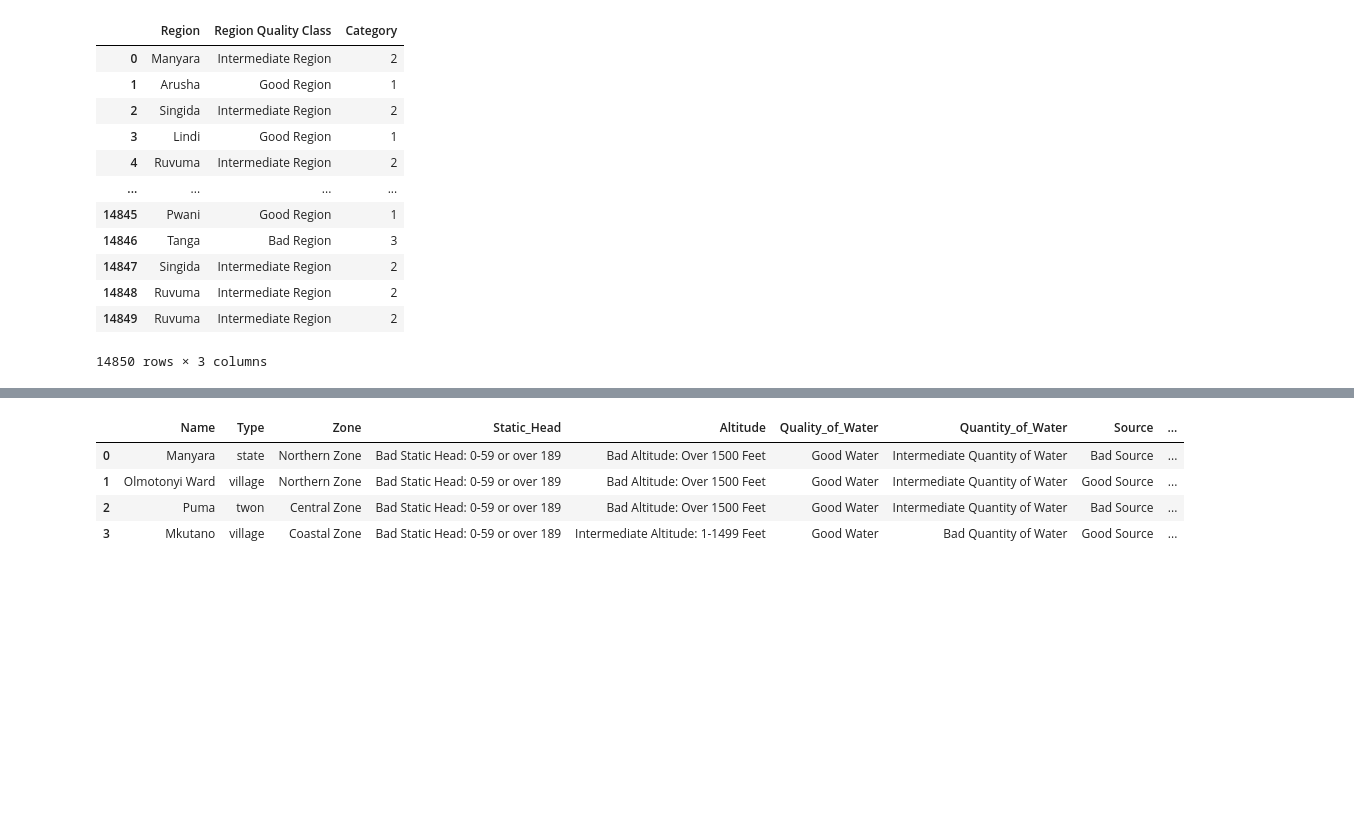
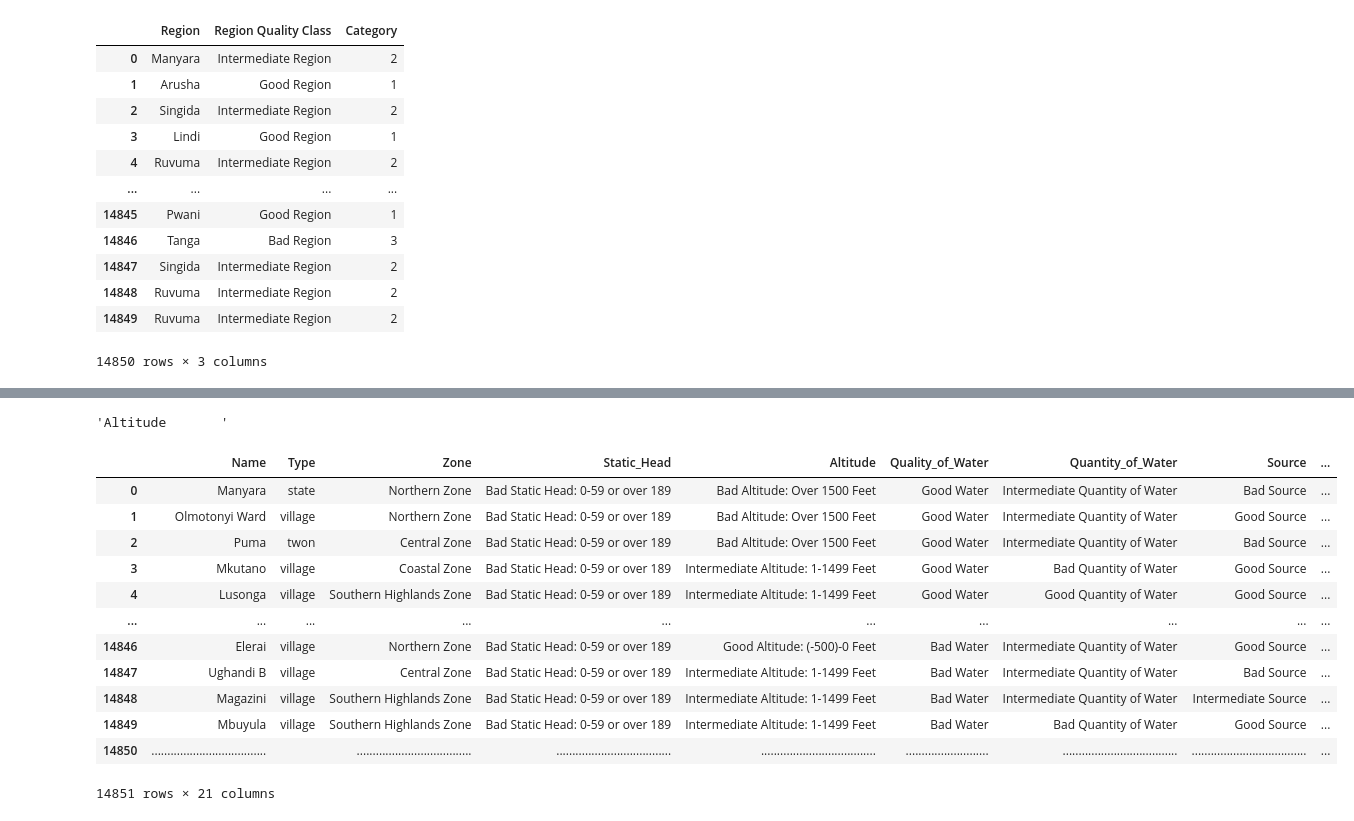
Before and after one commit to ruth-maker/file, a Jupyter notebook: Tanzanian.ipynb, the cells around one changed output, grey strips where cells are left out. Cells and saved outputs as stored; diff of their text form; code cells hidden in the pictures; blank space fills up the shorter version.

```diff
--- a/Tanzanian.ipynb
+++ b/Tanzanian.ipynb
@@ -2489 +2513,5 @@ df18
+# %%
+z
+# %% [output]
+'Altitude       '
 # %%
@@ -2502,9 +2532 @@ tz_well_info = pd.DataFrame({'Name':place1,'Type':place2,'Zone':place3,
                             'Region_Quality_Class':qualification17})
-# %%
-tz_well_info.head(4)
-# %% [output]
-|  | Name | Type | Zone | Static_Head | Altitude | Quality_of_Water | Quantity_of_Water | Source | ... |
-| 0 | Manyara | state | Northern Zone | Bad Static Head: 0-59 or over 189 | Bad Altitude: Over 1500 Feet | Good Water | Intermediate Quantity of Water | Bad Source | ... |
-| 1 | Olmotonyi Ward | village | Northern Zone | Bad Static Head: 0-59 or over 189 | Bad Altitude: Over 1500 Feet | Good Water | Intermediate Quantity of Water | Good Source | ... |
-| 2 | Puma | twon | Central Zone | Bad Static Head: 0-59 or over 189 | Bad Altitude: Over 1500 Feet | Good Water | Intermediate Quantity of Water | Bad Source | ... |
-| 3 | Mkutano | village | Coastal Zone | Bad Static Head: 0-59 or over 189 | Intermediate Altitude: 1-1499 Feet | Good Water | Bad Quantity of Water | Good Source | ... |
@@ -2510,0 +2557,18 @@ tz_well_info.head(4)
+# %%
+pd.set_option('display.max_colwidth', None)
+#pd.set_option('max_colwidth', 60)
+tz_well_info
+# %% [output]
+|  | Name | Type | Zone | Static_Head | Altitude | Quality_of_Water | Quantity_of_Water | Source | ... |
+| 0 | Manyara | state | Northern Zone | Bad Static Head: 0-59 or over 189 | Bad Altitude: Over 1500 Feet | Good Water | Intermediate Quantity of Water | Bad Source | ... |
+| 1 | Olmotonyi Ward | village | Northern Zone | Bad Static Head: 0-59 or over 189 | Bad Altitude: Over 1500 Feet | Good Water | Intermediate Quantity of Water | Good Source | ... |
+| 2 | Puma | twon | Central Zone | Bad Static Head: 0-59 or over 189 | Bad Altitude: Over 1500 Feet | Good Water | Intermediate Quantity of Water | Bad Source | ... |
+| 3 | Mkutano | village | Coastal Zone | Bad Static Head: 0-59 or over 189 | Intermediate Altitude: 1-1499 Feet | Good Water | Bad Quantity of Water | Good Source | ... |
+| 4 | Lusonga | village | Southern Highlands Zone | Bad Static Head: 0-59 or over 189 | Intermediate Altitude: 1-1499 Feet | Good Water | Good Quantity of Water | Good Source | ... |
+| ... | ... | ... | ... | ... | ... | ... | ... | ... | ... |
+| 14846 | Elerai | village | Northern Zone | Bad Static Head: 0-59 or over 189 | Good Altitude: (-500)-0 Feet | Bad Water | Intermediate Quantity of Water | Good Source | ... |
+| 14847 | Ughandi B | village | Central Zone | Bad Static Head: 0-59 or over 189 | Intermediate Altitude: 1-1499 Feet | Bad Water | Intermediate Quantity of Water | Bad Source | ... |
+| 14848 | Magazini | village | Southern Highlands Zone | Bad Static Head: 0-59 or over 189 | Intermediate Altitude: 1-1499 Feet | Bad Water | Intermediate Quantity of Water | Intermediate Source | ... |
+| 14849 | Mbuyula | village | Southern Highlands Zone | Bad Static Head: 0-59 or over 189 | Intermediate Altitude: 1-1499 Feet | Bad Water | Bad Quantity of Water | Good Source | ... |
+| 14850 | .................................... |  | .................................... | .................................... | .................................... | .......................... | .................................... | .................................... | ... |
+14851 rows × 21 columns
```
Also changed, not shown: parts of 5 cells of this notebook.
